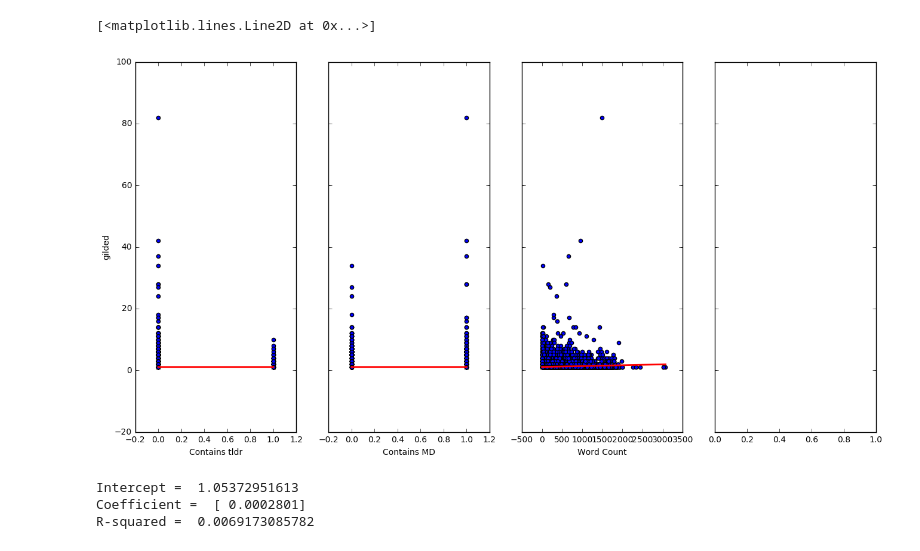
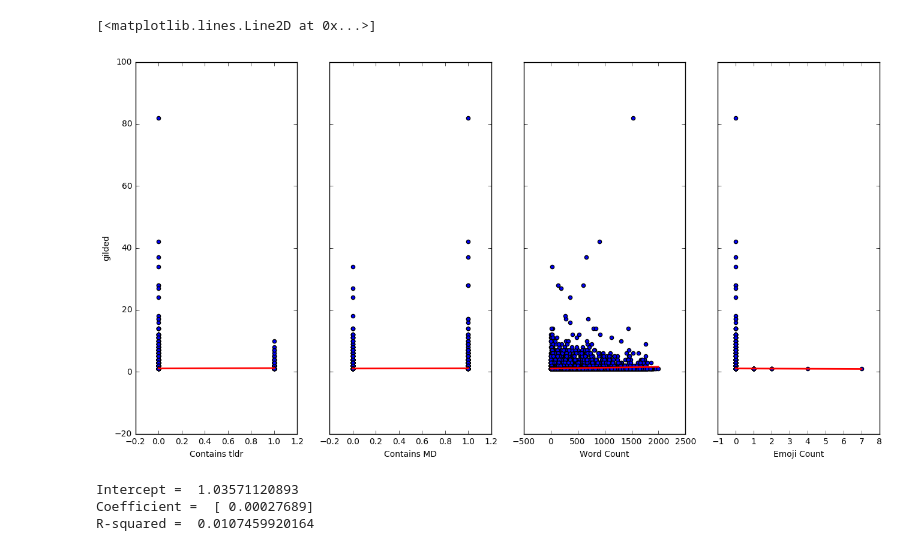
Before and after one commit to cyinwei/csce489_gold, a Jupyter notebook: Jeremy's Notebook.ipynb, the cells around one changed output. Saved outputs shown, nothing was run; the diff lists cells and outputs as text; code cells hidden in the pictures.

```diff
--- a/Jeremy's Notebook.ipynb
+++ b/Jeremy's Notebook.ipynb
@@ -118,38 +104,43 @@ data['body'] = data['body'].astype(str)
 
 data['Contains MD'] = data['body'].apply(lambda x: mg.containsMD(x))
 data['Contains tldr'] = data['body'].apply(lambda x: mg.containsTLDR(x))
-data['Word Count'] = data['body'].apply(lambda x: len(x.split(' ')))
+data['Word Count'] = data['body'].apply(lambda x: mg.wordcount(x))
+data['Emoji Count'] =data['body'].apply(lambda x: mg.emojicount(x))
 # %%
 import matplotlib.pyplot as plt
 %matplotlib inline
 
 # query = 'subreddit == "funny"'
 # data = data.query(query)
 
 # visualize the relationship between the features and the response using scatterplots
 fig, axs = plt.subplots(1, 4, sharey=True,  figsize=(16, 8))
 data.plot(kind='scatter', x='Contains tldr', y='gilded', ax=axs[0])
 X_new = pd.DataFrame({'Contains tldr': [data['Contains tldr'].min(), data['Contains tldr'].max()]})
+lm_in_sklearn.fit(data[['Contains tldr']], data['gilded'])
 preds = lm_in_sklearn.predict(X_new)
 axs[0].plot(X_new, preds, c='red', linewidth=2)
 
 data.plot(kind='scatter', x='Contains MD', y='gilded', ax=axs[1])
 X_new = pd.DataFrame({'Contains MD': [data['Contains MD'].min(), data['Contains MD'].max()]})
+lm_in_sklearn.fit(data[['Contains MD']], data['gilded'])
 preds = lm_in_sklearn.predict(X_new)
 axs[1].plot(X_new, preds, c='red', linewidth=2)
 
 data.plot(kind='scatter', x='Word Count', y='gilded', ax=axs[2])
 X_new = pd.DataFrame({'Word Count': [data['Word Count'].min(), data['Word Count'].max()]})
+lm_in_sklearn.fit(data[['Word Count']], data['gilded'])
 preds = lm_in_sklearn.predict(X_new)
 axs[2].plot(X_new, preds, c='red', linewidth=2)
 
-# data.plot(kind='scatter', x='Emoji Count', y='gilded', ax=axs[3])
-# X_new = pd.DataFrame({'Emoji Count': [data['Emoji Count'].min(), data['Emoji Count'].max()]})
-# preds = lm_in_sklearn.predict(X_new)
-# axs[2].plot(X_new, preds, c='red', linewidth=2)
+data.plot(kind='scatter', x='Emoji Count', y='gilded', ax=axs[3])
+X_new = pd.DataFrame({'Emoji Count': [data['Emoji Count'].min(), data['Emoji Count'].max()]})
+lm_in_sklearn.fit(data[['Emoji Count']], data['gilded'])
+preds = lm_in_sklearn.predict(X_new)
+axs[3].plot(X_new, preds, c='red', linewidth=2)
 # %% [output]
 [<matplotlib.lines.Line2D at 0x...>]
-[figure, old version]
+[figure, new version]
 # %%
 X = data[['Word Count']]
 y = data['gilded']
@@ -166,9 +157,9 @@ print "Coefficient = ", lm_in_sklearn.coef_
 # calculate the R-squared
 print 'R-squared = ', lm_in_sklearn.score(X, y)
 # %% [output]
-Intercept =  1.05372951613
-Coefficient =  [ 0.0002801]
-R-squared =  0.0069173085782
+Intercept =  1.03571120893
+Coefficient =  [ 0.00027689]
+R-squared =  0.0107459920164
 # %%
 topsum = data.groupby('subreddit')[['gilded']].count().sort_values('gilded', ascending=False).head(10).sum()
 remaindersum = data.groupby('subreddit')[['gilded']].count().sort_values('gilded', ascending=True).head(-10).sum()
```
Also changed, not shown: parts of 4 cells of this notebook, 2 other files.
